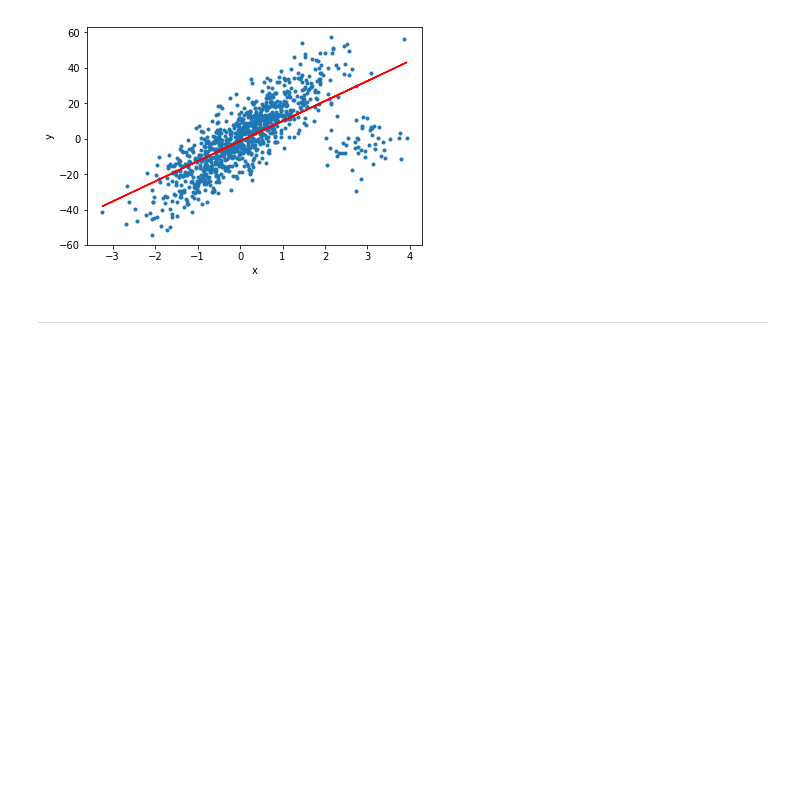
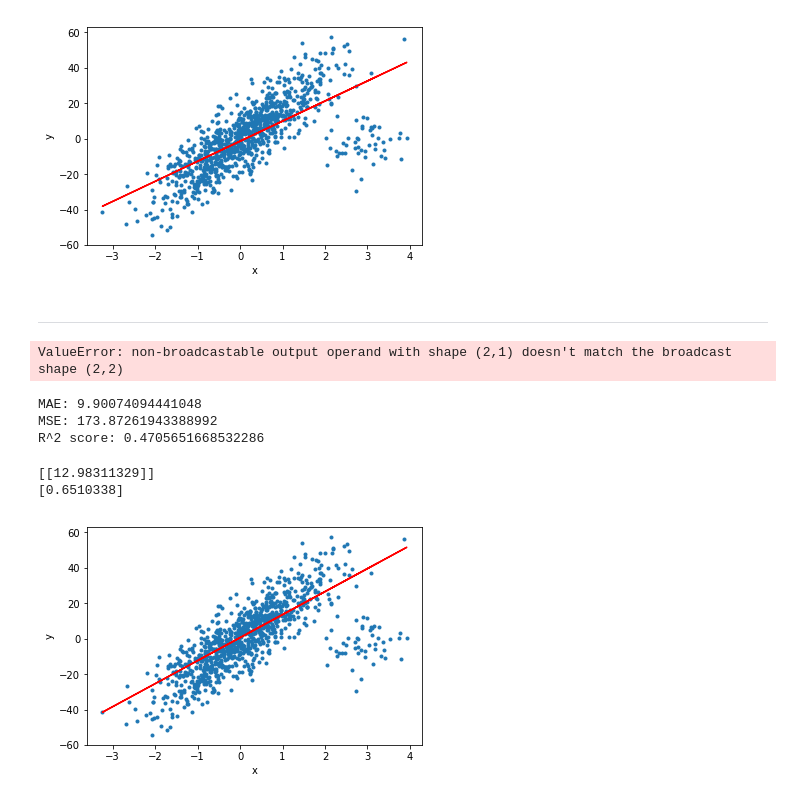
Before and after one commit to oswalth/AppliedPythonAtom, a Jupyter notebook: homeworks/homework_06_ml/exploring_linear_regression.ipynb, the cells around one changed output. Cells and saved outputs as stored; diff of their text form; code cells hidden in the pictures; blank space fills up the shorter version.

```diff
--- a/homeworks/homework_06_ml/exploring_linear_regression.ipynb
+++ b/homeworks/homework_06_ml/exploring_linear_regression.ipynb
@@ -106,3 +109,9 @@ plt.ylabel("y");
 # 2. оцените кач-во на X_test, используя все написанные вами метрики
 # 3. сравните значения метрик с значениями метрик из sklearn.metrics
 # 4. визуализируйте y = k * x + b, где k и b -- bias и вес вашей модели
+# %%
+my_regression = MyLinearRegression(regulatization='L1')
+# %%
+my_regression.fit(X_train, y_train)
+# %% [output]
+ValueError: non-broadcastable output operand with shape (2,1) doesn't match the broadcast shape (2,2)
@@ -108,0 +120,22 @@ plt.ylabel("y");
+# %%
+
+print("MAE:", mean_absolute_error(y_test, y_hat))
+print("MSE:", mean_squared_error(y_test, y_hat))
+print("R^2 score:", r2_score(y_test, y_hat))
+# %% [output]
+MAE: 9.90074094441048
+MSE: 173.87261943388992
+R^2 score: 0.4705651668532286
+# %%
+print(my_regression.coef_)
+print(my_regression.intercept_)
+# %% [output]
+[[12.98311329]]
+[0.6510338]
+# %%
+plt.plot(X, y, ".");
+plt.plot(X, X * my_regression.coef_ + my_regression.intercept_, "r")
+plt.xlabel("x");
+plt.ylabel("y");
+# %% [output]
+[figure, added]
```
Also changed, not shown: parts of 8 cells of this notebook.
